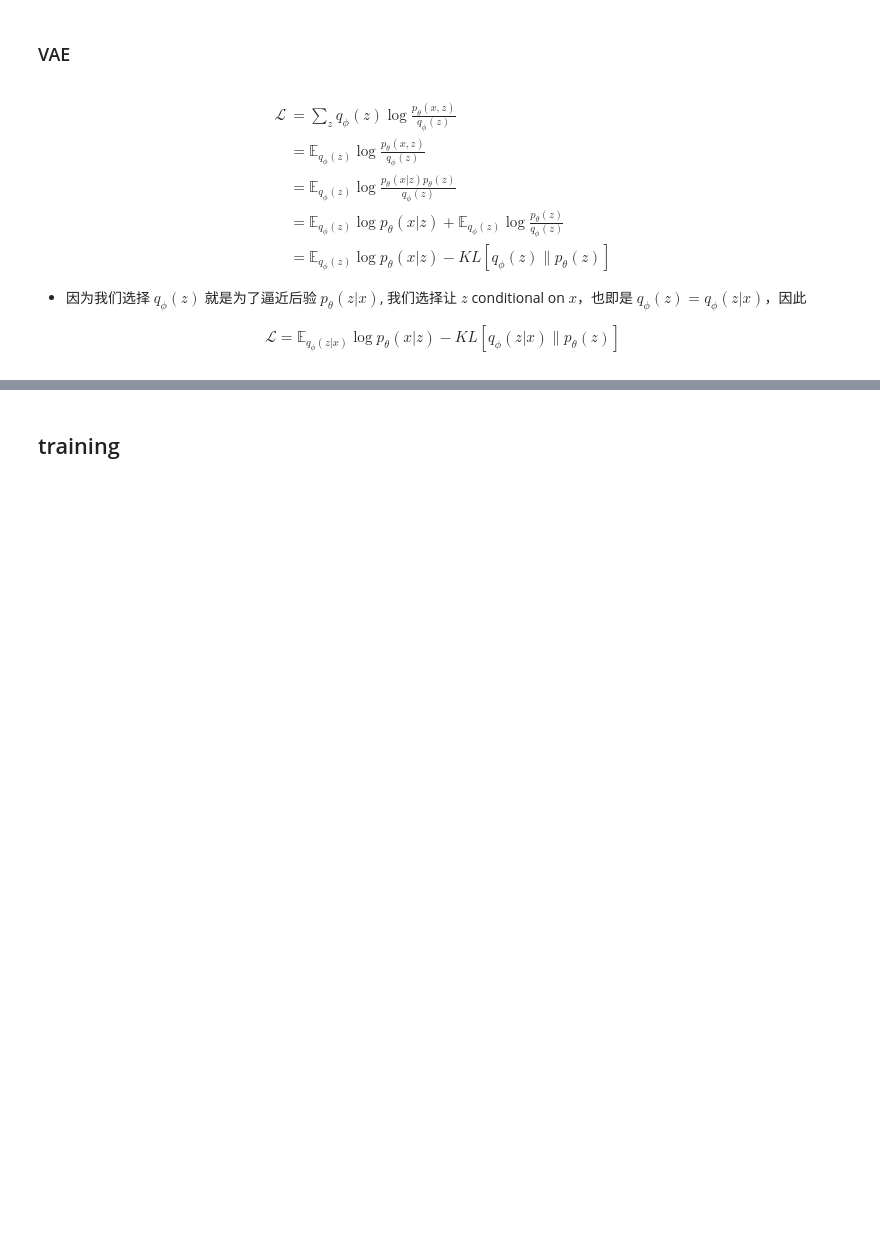
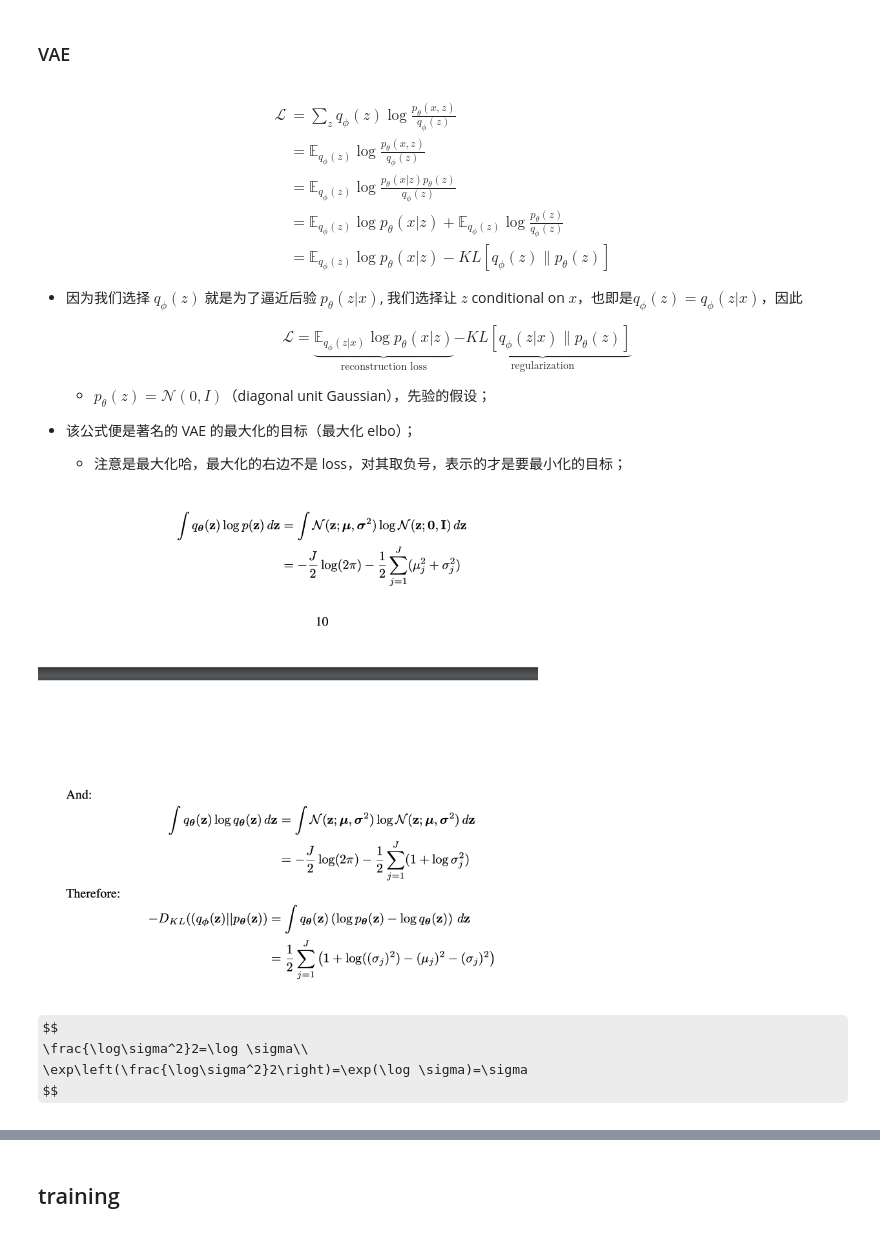
Before and after one commit to chunhuizhang/diffusion_models_tutorials, a Jupyter notebook: tutorials/Variational_Autoencoders .ipynb, the cells around one changed output, grey strips where cells are left out. Saved outputs shown, nothing was run; the diff lists cells and outputs as text; code cells hidden in the pictures; some formulas as TeX source; blank space fills up the shorter version.

```diff
--- a/tutorials/Variational_Autoencoders .ipynb
+++ b/tutorials/Variational_Autoencoders .ipynb
@@ -87,8 +116,17 @@ $$
 \end{align}
 $$
 
-- 因为我们选择 $q_\phi(z)$ 就是为了逼近后验 $p_\theta(z|x)$, 我们选择让 $z$ conditional on $x$，也即是 $q_\phi(z)=q_\phi(z|x)$，因此
+- 因为我们选择 $q_\phi(z)$ 就是为了逼近后验 $p_\theta(z|x)$, 我们选择让 $z$ conditional on $x$，也即是$q_\phi(z)=q_\phi(z|x)$，因此
 
-$$
-\mathcal L=\mathbb{E}_{q_{\phi}(z|x)} \log p_{\theta}(x \lvert z) - KL[q_{\phi}(z|x) \lVert p_{\theta}(z)]
-$$
+    $$
+    \mathcal L=\underbrace{\mathbb{E}_{q_{\phi}(z|x)} \log p_{\theta}(x \lvert z)}_{\text{reconstruction loss}}\underbrace{- KL[q_{\phi}(z|x) \lVert p_{\theta}(z)]}_{\text{regularization}}
+    $$
+    - $p_\theta(z)=\mathcal N(0,I)$（diagonal unit Gaussian），先验的假设；
+
+- 该公式便是著名的 VAE 的最大化的目标（最大化 elbo）；
+    - 注意是最大化哈，最大化的右边不是 loss，对其取负号，表示的才是要最小化的目标；
+# %%
+# https://arxiv.org/pdf/1312.6114.pdf
+Image('../imgs/kl_loss.png', width=500)
+# %% [output]
+[figure, added]
@@ -94,0 +169,5 @@ $$
+# %% [markdown]
+$$
+\frac{\log\sigma^2}2=\log \sigma\\
+\exp\left(\frac{\log\sigma^2}2\right)=\exp(\log \sigma)=\sigma
+$$
```
Also changed, not shown: parts of 19 cells of this notebook, 3 other files.
